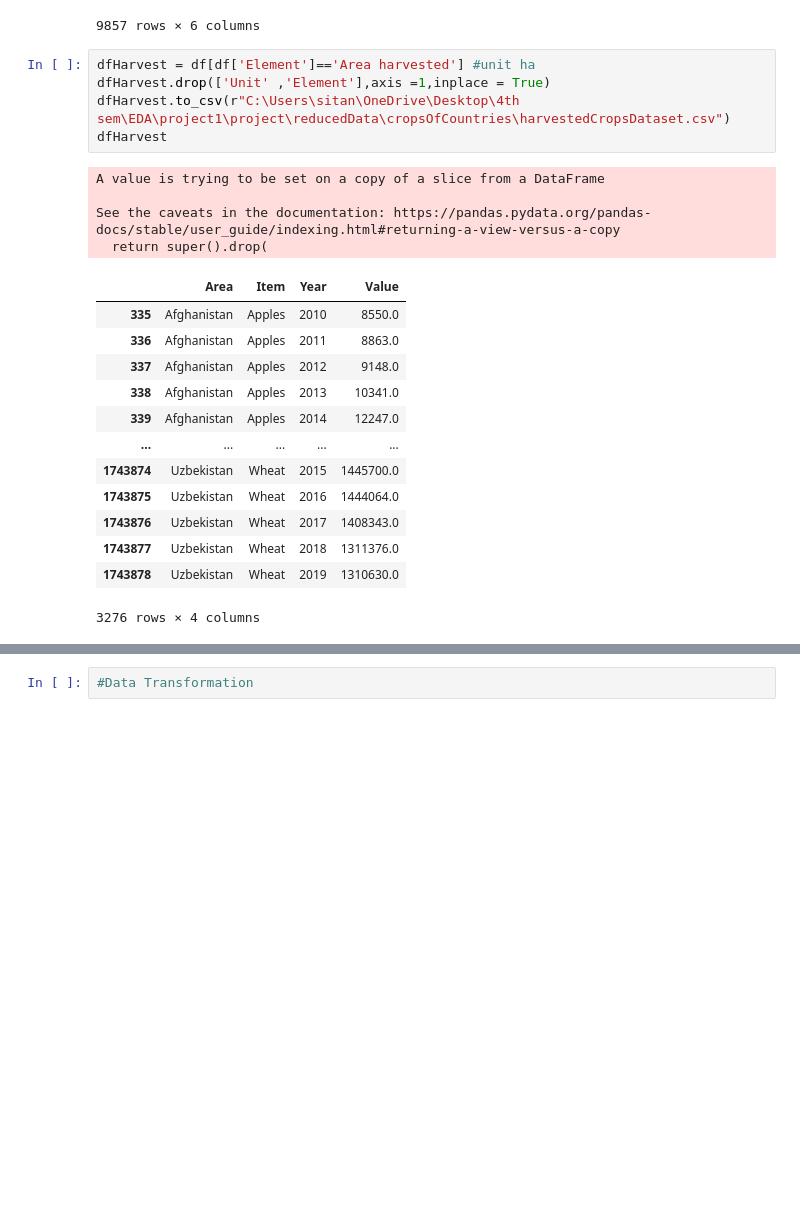
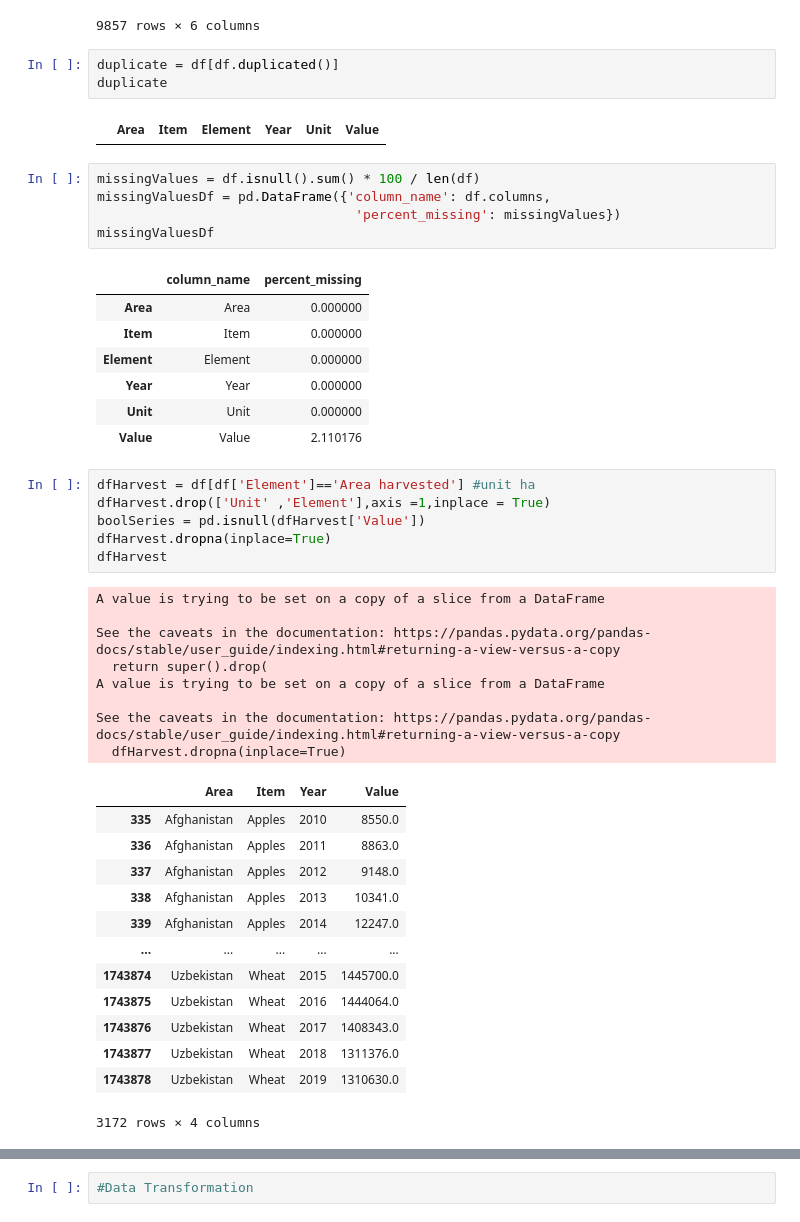
Before and after one commit to sitanshu05/Effect-of-cimate-change-on-Agriculture, a Jupyter notebook: dataPreprocessing/cropsOfCountries.ipynb, the cells around one changed output, grey strips where cells are left out. Cells and saved outputs as stored; diff of their text form; blank space fills up the shorter version.

Commit message:
data cleaning code added and crop recommendations updated

```diff
--- a/dataPreprocessing/cropsOfCountries.ipynb
+++ b/dataPreprocessing/cropsOfCountries.ipynb
@@ -73,16 +71,39 @@ df
 | 1743933 | Uzbekistan | Wheat | Production | 2018 | tonnes | 5410760.0 |
 | 1743934 | Uzbekistan | Wheat | Production | 2019 | tonnes | 6093462.0 |
 9857 rows × 6 columns
+# %%
+duplicate = df[df.duplicated()]
+duplicate
+# %% [output]
+|  | Area | Item | Element | Year | Unit | Value |
+# %%
+missingValues = df.isnull().sum() * 100 / len(df)
+missingValuesDf = pd.DataFrame({'column_name': df.columns,
+                                 'percent_missing': missingValues})
+missingValuesDf
+# %% [output]
+|  | column_name | percent_missing |
+| Area | Area | 0.000000 |
+| Item | Item | 0.000000 |
+| Element | Element | 0.000000 |
+| Year | Year | 0.000000 |
+| Unit | Unit | 0.000000 |
+| Value | Value | 2.110176 |
 # %%
 dfHarvest = df[df['Element']=='Area harvested'] #unit ha
 dfHarvest.drop(['Unit' ,'Element'],axis =1,inplace = True)
-dfHarvest.to_csv(r"C:\Users\sitan\OneDrive\Desktop\4th sem\EDA\project1\project\reducedData\cropsOfCountries\harvestedCropsDataset.csv")
+boolSeries = pd.isnull(dfHarvest['Value'])
+dfHarvest.dropna(inplace=True)
 dfHarvest
 # %% [output]
 A value is trying to be set on a copy of a slice from a DataFrame
 
 See the caveats in the documentation: https://pandas.pydata.org/pandas-docs/stable/user_guide/indexing.html#returning-a-view-versus-a-copy
   return super().drop(
+A value is trying to be set on a copy of a slice from a DataFrame
+
+See the caveats in the documentation: https://pandas.pydata.org/pandas-docs/stable/user_guide/indexing.html#returning-a-view-versus-a-copy
+  dfHarvest.dropna(inplace=True)
 |  | Area | Item | Year | Value |
 | 335 | Afghanistan | Apples | 2010 | 8550.0 |
 | 336 | Afghanistan | Apples | 2011 | 8863.0 |
@@ -95,7 +116,7 @@ See the caveats in the documentation: https://pandas.pydata.org/pandas-docs/stab
 | 1743876 | Uzbekistan | Wheat | 2017 | 1408343.0 |
 | 1743877 | Uzbekistan | Wheat | 2018 | 1311376.0 |
 | 1743878 | Uzbekistan | Wheat | 2019 | 1310630.0 |
-3276 rows × 4 columns
+3172 rows × 4 columns
 # %%
 dfProduction = df[df['Element']=='Production'] # unit tonnes
 dfProduction.drop(['Unit' ,'Element'],axis =1,inplace = True)
```
Also changed, not shown: parts of 6 cells of this notebook, 6 other files.
